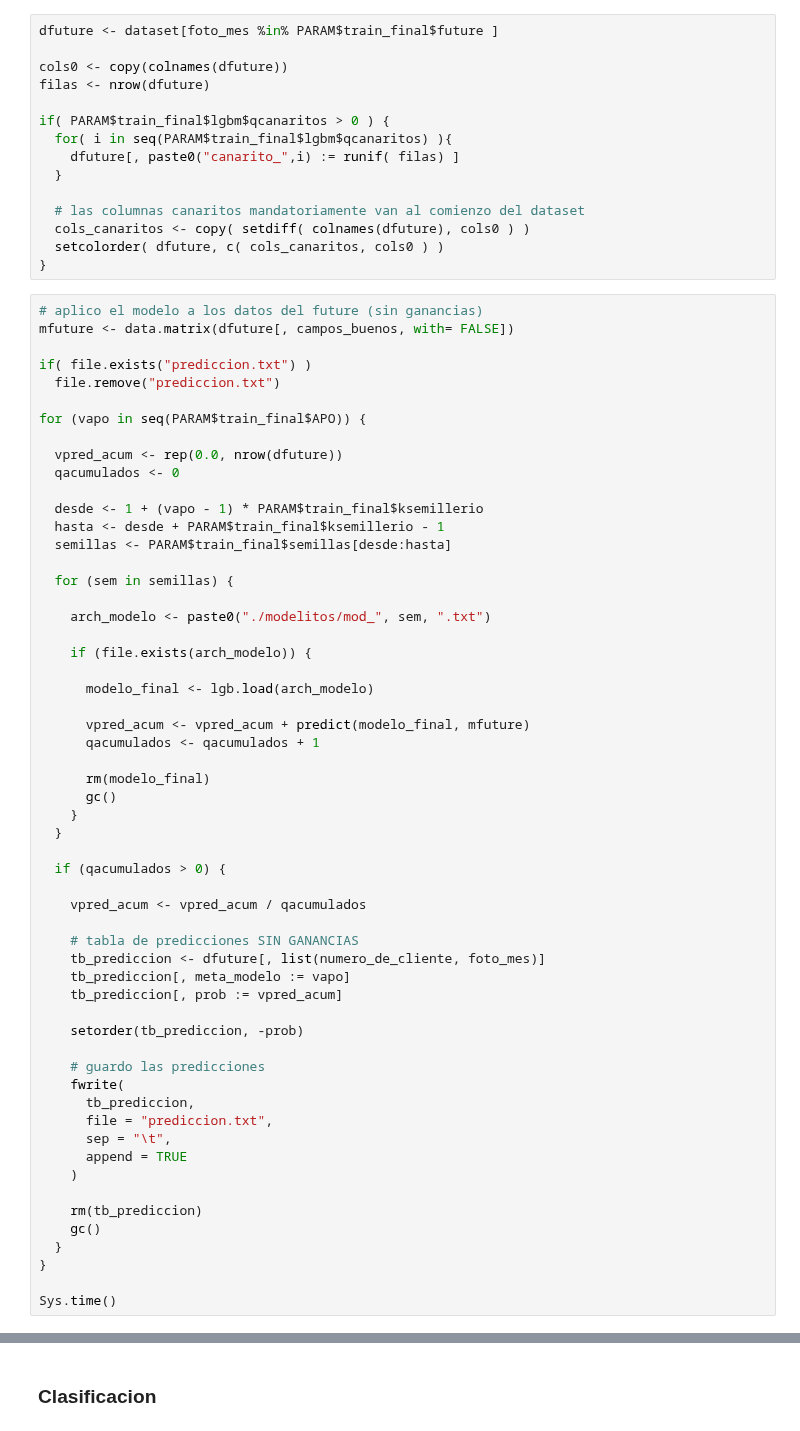
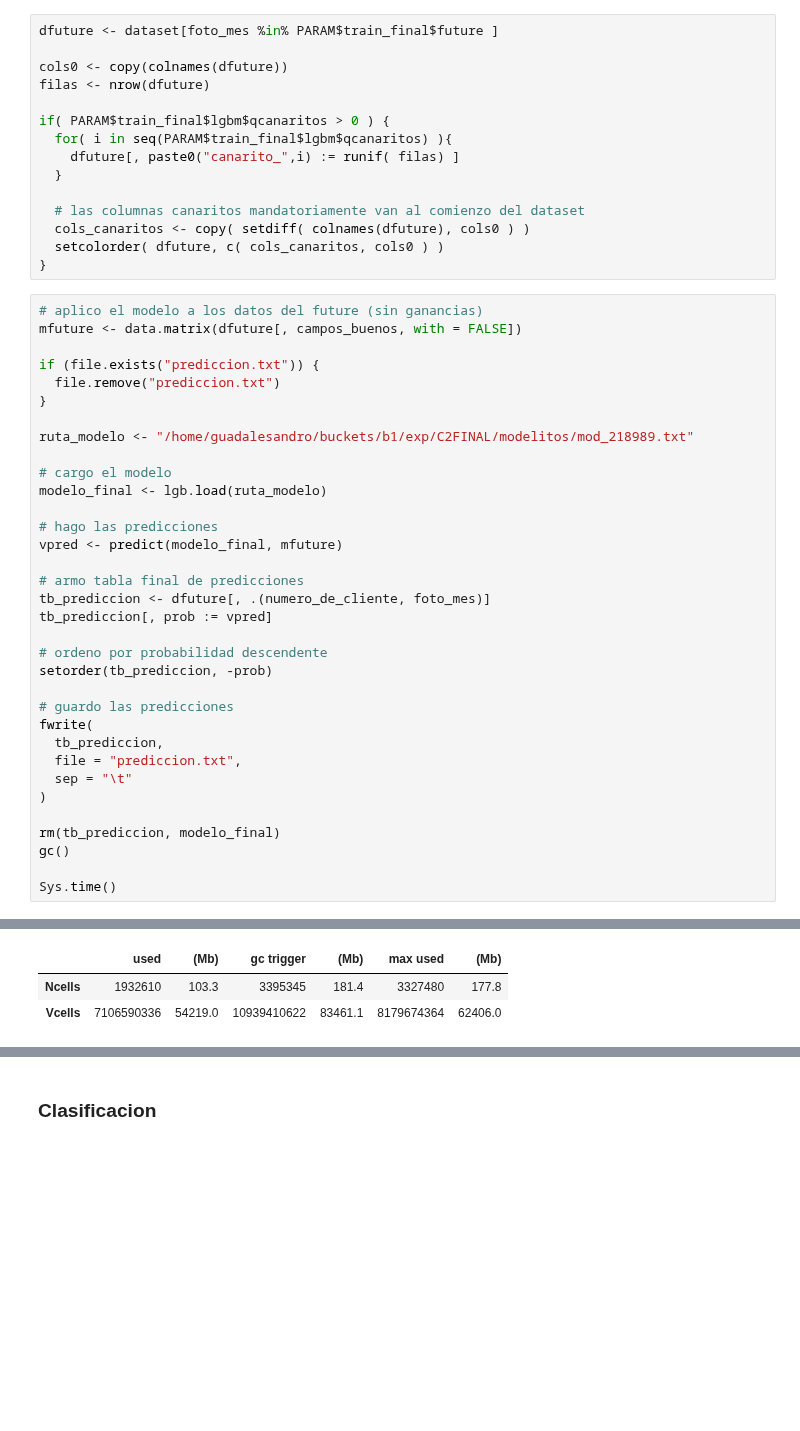
Before and after one commit to Guadito/dmeyf2025, a Jupyter notebook: babycode/R/C2FINAL.ipynb, the cells around one changed output, grey strips where cells are left out. Saved outputs shown, nothing was run; the diff lists cells and outputs as text; blank space fills up the shorter version.

```diff
--- a/babycode/R/C2FINAL.ipynb
+++ b/babycode/R/C2FINAL.ipynb
@@ -591,58 +584,36 @@ if( PARAM$train_final$lgbm$qcanaritos > 0 ) {
 }
 # %%
 # aplico el modelo a los datos del future (sin ganancias)
-mfuture <- data.matrix(dfuture[, campos_buenos, with= FALSE])
+mfuture <- data.matrix(dfuture[, campos_buenos, with = FALSE])
 
-if( file.exists("prediccion.txt") )
+if (file.exists("prediccion.txt")) {
   file.remove("prediccion.txt")
-
-for (vapo in seq(PARAM$train_final$APO)) {
-
-  vpred_acum <- rep(0.0, nrow(dfuture))
-  qacumulados <- 0
-
-  desde <- 1 + (vapo - 1) * PARAM$train_final$ksemillerio
-  hasta <- desde + PARAM$train_final$ksemillerio - 1
-  semillas <- PARAM$train_final$semillas[desde:hasta]
-
-  for (sem in semillas) {
-
-    arch_modelo <- paste0("./modelitos/mod_", sem, ".txt")
-
-    if (file.exists(arch_modelo)) {
-
-      modelo_final <- lgb.load(arch_modelo)
-
-      vpred_acum <- vpred_acum + predict(modelo_final, mfuture)
-      qacumulados <- qacumulados + 1
-
-      rm(modelo_final)
-      gc()
-    }
-  }
-
-  if (qacumulados > 0) {
-
-    vpred_acum <- vpred_acum / qacumulados
-
-    # tabla de predicciones SIN GANANCIAS
-    tb_prediccion <- dfuture[, list(numero_de_cliente, foto_mes)]
-    tb_prediccion[, meta_modelo := vapo]
-    tb_prediccion[, prob := vpred_acum]
-
-    setorder(tb_prediccion, -prob)
-
-    # guardo las predicciones
-    fwrite(
-      tb_prediccion,
-      file = "prediccion.txt",
-      sep = "\t",
-      append = TRUE
-    )
-
-    rm(tb_prediccion)
-    gc()
-  }
 }
 
+ruta_modelo <- "/home/guadalesandro/buckets/b1/exp/C2FINAL/modelitos/mod_218989.txt"
+
+# cargo el modelo
+modelo_final <- lgb.load(ruta_modelo)
+
+# hago las predicciones
+vpred <- predict(modelo_final, mfuture)
+
+# armo tabla final de predicciones
+tb_prediccion <- dfuture[, .(numero_de_cliente, foto_mes)]
+tb_prediccion[, prob := vpred]
+
+# ordeno por probabilidad descendente
+setorder(tb_prediccion, -prob)
+
+# guardo las predicciones
+fwrite(
+  tb_prediccion,
+  file = "prediccion.txt",
+  sep = "\t"
+)
+
+rm(tb_prediccion, modelo_final)
+gc()
+
 Sys.time()
+# %% [output]
@@ -648,0 +621,3 @@ Sys.time()
+|  | used | (Mb) | gc trigger | (Mb) | max used | (Mb) |
+| Ncells | 1932610 | 103.3 | 3395345 | 181.4 | 3327480 | 177.8 |
+| Vcells | 7106590336 | 54219.0 | 10939410622 | 83461.1 | 8179674364 | 62406.0 |
```
Also changed, not shown: parts of 12 cells of this notebook.
